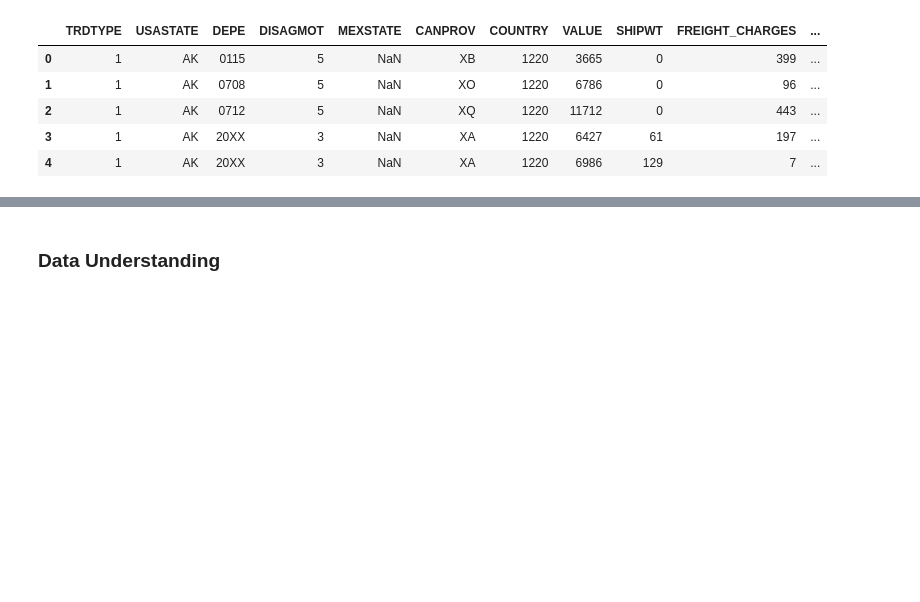
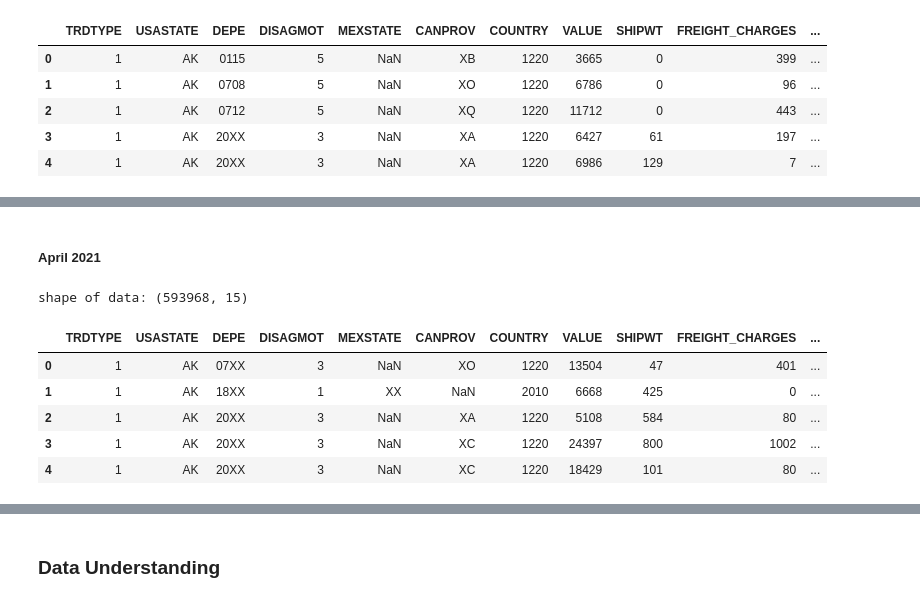
Before and after one commit to adubrightkwartengsnr/TransBorder-Freight-Data-Analysis, a Jupyter notebook: notebooks/transborder-freight-analysis.ipynb, the cells around one changed output, grey strips where cells are left out. Cells and saved outputs as stored; diff of their text form; code cells hidden in the pictures; blank space fills up the shorter version.

```diff
--- a/notebooks/transborder-freight-analysis.ipynb
+++ b/notebooks/transborder-freight-analysis.ipynb
@@ -290,0 +353,20 @@ shape of data: (1131457, 15)
+# %% [markdown]
+##### April 2021
+# %%
+dot1 = pd.read_csv("../data/2021/April 2021/dot1_0421.csv")
+dot1_ytd = pd.read_csv("../data/2021/April 2021/dot1_ytd_0421.csv")
+dot2 =  pd.read_csv("../data/2021/April 2021/dot2_0421.csv")
+dot2_ytd = pd.read_csv("../data/2021/April 2021/dot2_ytd_0421.csv")
+dot3 = pd.read_csv("../data/2021/April 2021/dot3_0421.csv")
+dot3_ytd = pd.read_csv("../data/2021/April 2021/dot3_ytd_0421.csv")
+apr_2021 = pd.concat([dot1,dot1_ytd,dot2,dot2_ytd,dot3,dot3_ytd],axis=0)
+print(f"shape of data: {apr_2021.shape}")
+apr_2021.head()
+# %% [output]
+shape of data: (593968, 15)
+|  | TRDTYPE | USASTATE | DEPE | DISAGMOT | MEXSTATE | CANPROV | COUNTRY | VALUE | SHIPWT | FREIGHT_CHARGES | ... |
+| 0 | 1 | AK | 07XX | 3 | NaN | XO | 1220 | 13504 | 47 | 401 | ... |
+| 1 | 1 | AK | 18XX | 1 | XX | NaN | 2010 | 6668 | 425 | 0 | ... |
+| 2 | 1 | AK | 20XX | 3 | NaN | XA | 1220 | 5108 | 584 | 80 | ... |
+| 3 | 1 | AK | 20XX | 3 | NaN | XC | 1220 | 24397 | 800 | 1002 | ... |
+| 4 | 1 | AK | 20XX | 3 | NaN | XC | 1220 | 18429 | 101 | 80 | ... |
```
Also changed, not shown: parts of 23 cells of this notebook, 12 other files.
